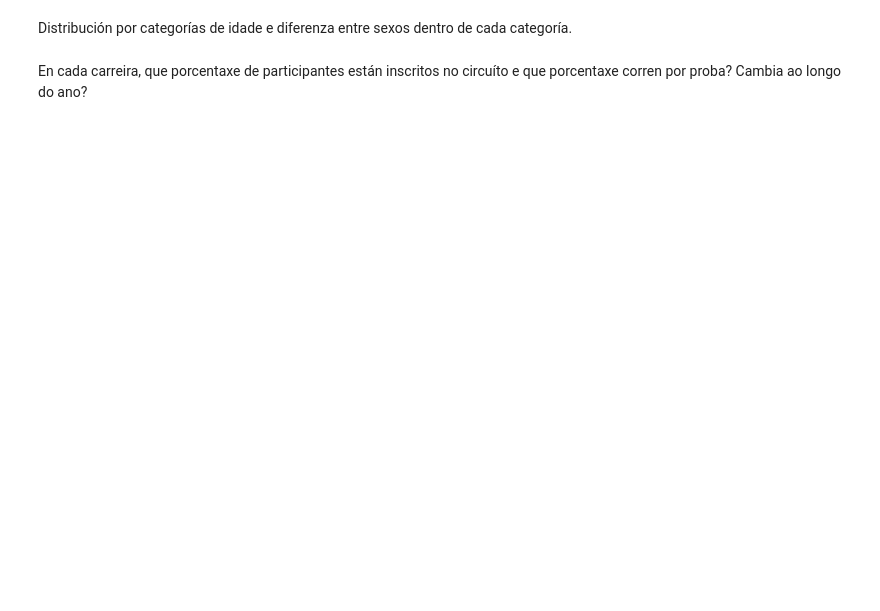
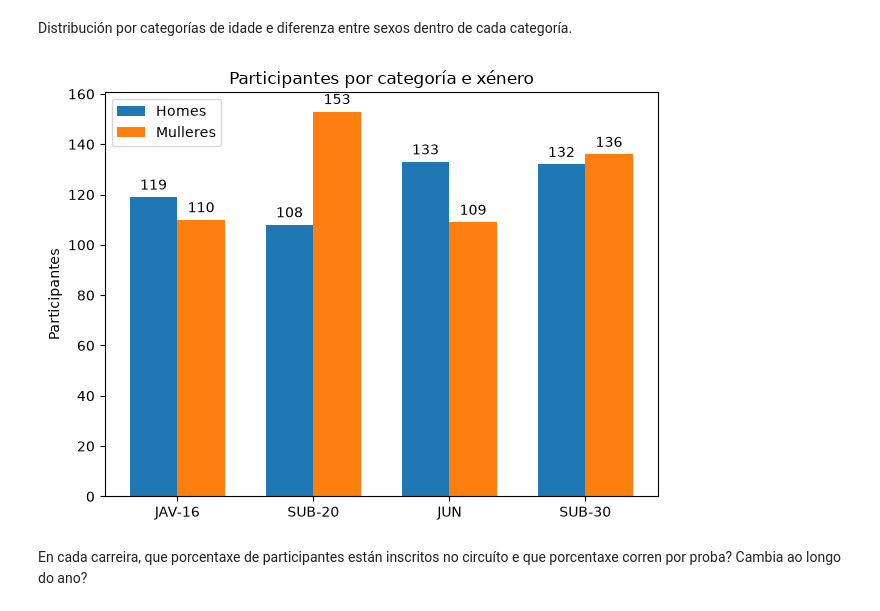
Before and after one commit to nicolasjimenezfdwirtz2627-ai/scrapping-coruna-corre, a Jupyter notebook: notebooks/analise.ipynb, the cells around one changed output. Drawn from its saved outputs; the diff is of its cells as text; code cells hidden in the pictures; blank space fills up the shorter version.

```diff
--- a/notebooks/analise.ipynb
+++ b/notebooks/analise.ipynb
@@ -36,30 +50,33 @@ plt.show()
 # %% [markdown]
 Distribución por categorías de idade e diferenza entre sexos dentro de cada categoría.
 # %%
-categorias = df_participantes["categoria"].unique()
+categorias = [cat for cat in df_participantes["categoria"].unique()]
 participantes = []
 
 for categoria in categorias:
-    df_participantes_carreira = df_participantes["categoria"] == categoria
-    participantes.append((sum(df_participantes_carreira[df_participantes_carreira["sexo"] == "M"]), sum(df_participantes_carreira[df_participantes_carreira["sexo"] == "F"])))
+    df_participantes_carreira = df_participantes[df_participantes["categoria"] == categoria]
+    participantes.append((len(df_participantes_carreira[df_participantes_carreira["sexo"] == "M"]), len(df_participantes_carreira[df_participantes_carreira["sexo"] == "F"])))
 
-x = len(categorias)
+x = np.arange(len(categorias))
 
 fig, ax = plt.subplots()
 rects1 = ax.bar(x - 0.35/2, [x[0] for x in participantes], 0.35, label='Homes')
 rects2 = ax.bar(x + 0.35/2, [x[1] for x in participantes], 0.35, label='Mulleres')
 
 ax.set_ylabel('Participantes')
 ax.set_title('Participantes por categoría e xénero')
-ax.set_xticks(x, carreiras)
+ax.set_xticks(x)
+ax.set_xticklabels(categorias)
 ax.legend()
 
 ax.bar_label(rects1, padding=3)
 ax.bar_label(rects2, padding=3)
 
 fig.tight_layout()
 
 plt.show()
+# %% [output]
+[figure, added]
 # %% [markdown]
 En cada carreira, que porcentaxe de participantes están inscritos no circuíto e que porcentaxe corren por proba? Cambia ao longo do ano?
 # %%
```
Also changed, not shown: parts of 11 cells of this notebook.
